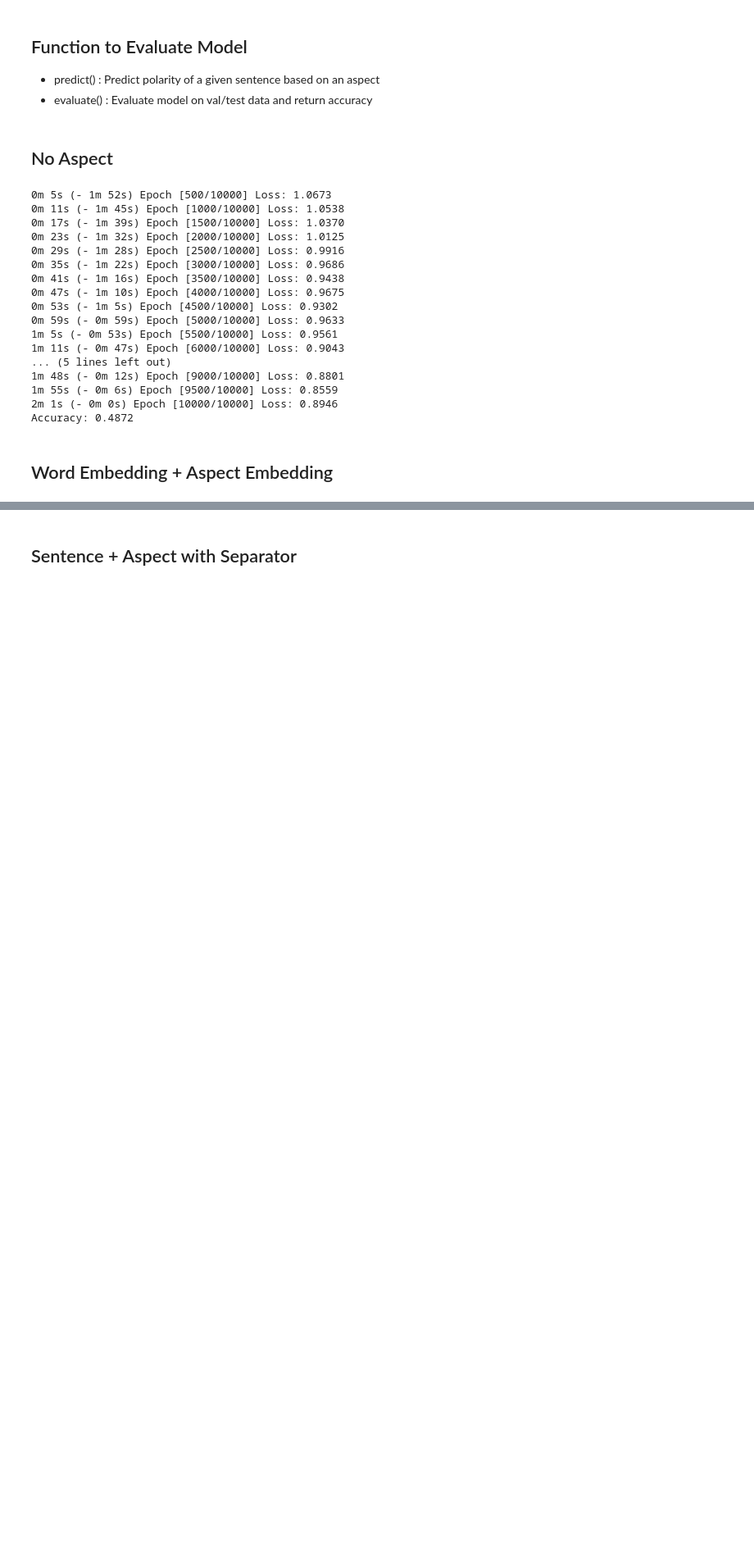
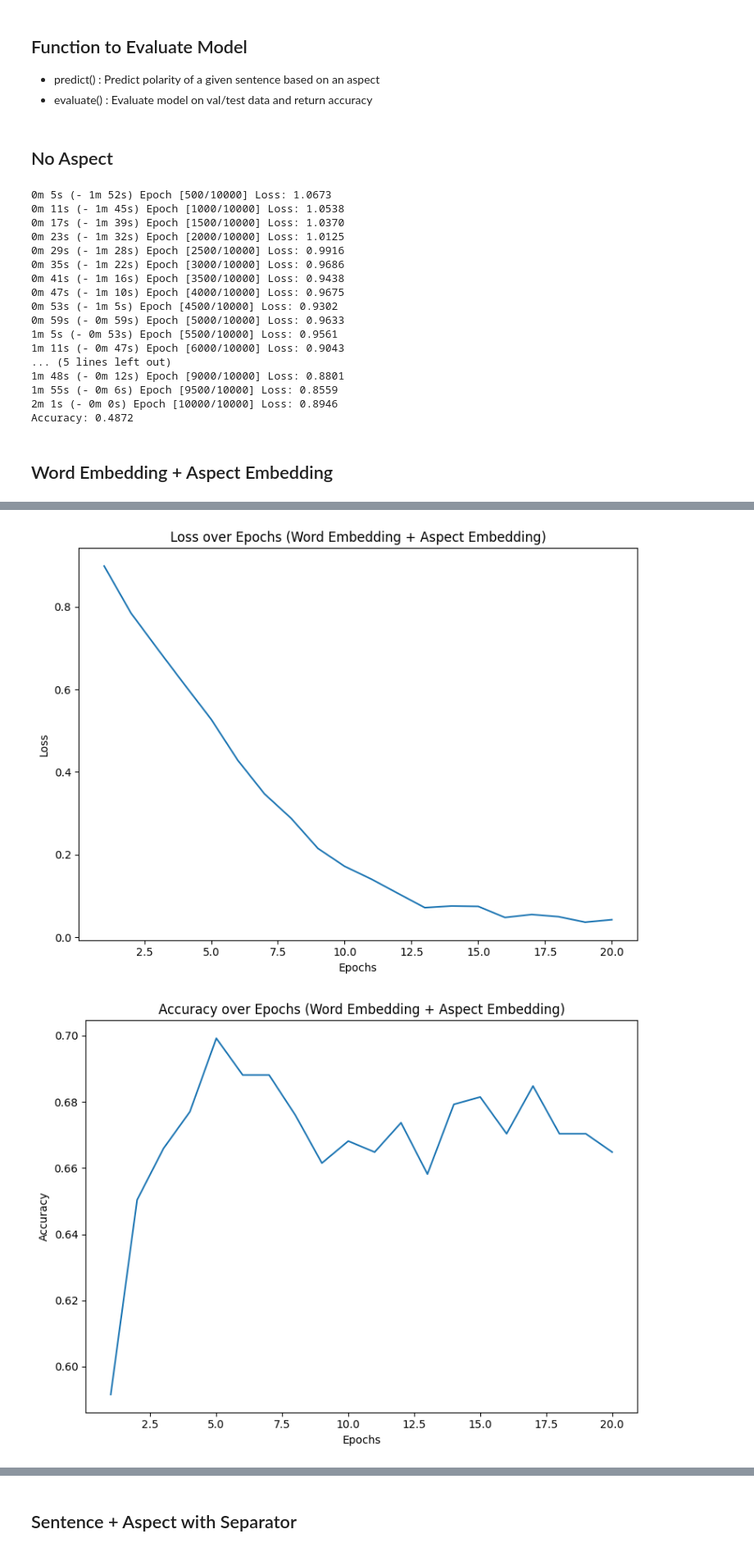
Before and after one commit to LisonLau/CITS4012-Project, a Jupyter notebook: batch.ipynb, the cells around one changed output, grey strips where cells are left out. Shown: that part at 82% size. Cells and saved outputs as stored; diff of their text form; code cells hidden in the pictures; blank space fills up the shorter version.

Commit message:
Implemented batch training

```diff
--- a/batch.ipynb
+++ b/batch.ipynb
@@ -305,3 +320,19 @@ def combine_repeat_aspect(sentence, aspect, has_sep):
+# %%
+# Function to prepare data in batches
+def prepare_batch(sentences, aspects, polarities, batch_size):
+    data = []
+    for i in range(len(sentences)):
+        x_tensor = torch.LongTensor(sentences[i]).to(device)
+        a_tensor = torch.LongTensor([aspects[i]]).to(device)
+        y_tensor = torch.LongTensor([polarities[i]]).to(device)
+        data.append((x_tensor, a_tensor, y_tensor))
+    dataloader = DataLoader(
+        data,
+        batch_size = batch_size,
+        shuffle = True,
+        drop_last = True
+    )
+    return dataloader
 # %% [markdown]
 ## Pretrained Word Embeddings from Glove
 # %%
@@ -720,19 +727,30 @@ Accuracy: 0.4872
 # %% [markdown]
 ## Word Embedding + Aspect Embedding
 # %%
+# Set hyperparameters
+num_epochs       = 20
+print_interval   = 1
+plot_interval    = 1
+learning_rate    = 0.001
+hidden_size      = 100
+batch_size       = 32
+
+# Get word embeddings
+embedding1 = nn.Embedding(vocab_size, hidden_size)
+embedding1.weight.data.copy_(torch.from_numpy(glove_weights))
+# print("Shape of the embedding weights:", embedding.weight.data.shape)
+
 # Set different attention and integration types
 attention_type   = ATTN_DOT
 integration_type = ASPECT_EMBED
 
-embedding1 = nn.Embedding(vocab_size, hidden_size)
-embedding1.weight.data.copy_(torch.from_numpy(glove_weights))
-
 # Train the model
-model1, plot_avg_losses1, plot_accuracy1 = train(embedding1, attention_type, integration_type,
-                                                 num_epochs=num_epochs, learning_rate=learning_rate,
-                                                 hidden_size=hidden_size, accuracy_graph=False)
+model1, plot_avg_losses1, plot_accuracy1, plot_all1 = train(embedding1, attention_type, integration_type, batch_size=batch_size,
+                                                            num_epochs=num_epochs, print_interval=print_interval,
+                                                            plot_interval=plot_interval, learning_rate=learning_rate,
+                                                            hidden_size=hidden_size, accuracy_graph=True)
 
 # Get the accuracy of the model on test data
-accuracy1 = evaluate(model1, test_x, test_a, test_y, integration_type)
+accuracy1 = evaluate(model1, integration_type)
 print(f"Accuracy: {accuracy1:.4f}")
 # %% [output]
@@ -817,0 +774,6 @@ KeyboardInterrupt:
+# %%
+plot_graphs(num_epochs, plot_interval, plot_avg_losses1, 'Word Embedding + Aspect Embedding', 'Loss')
+plot_graphs(num_epochs, plot_interval, plot_accuracy1, 'Word Embedding + Aspect Embedding', 'Accuracy')
+# %% [output]
+[figure, added]
+[figure, added]
```
Also changed, not shown: parts of 32 cells of this notebook.
